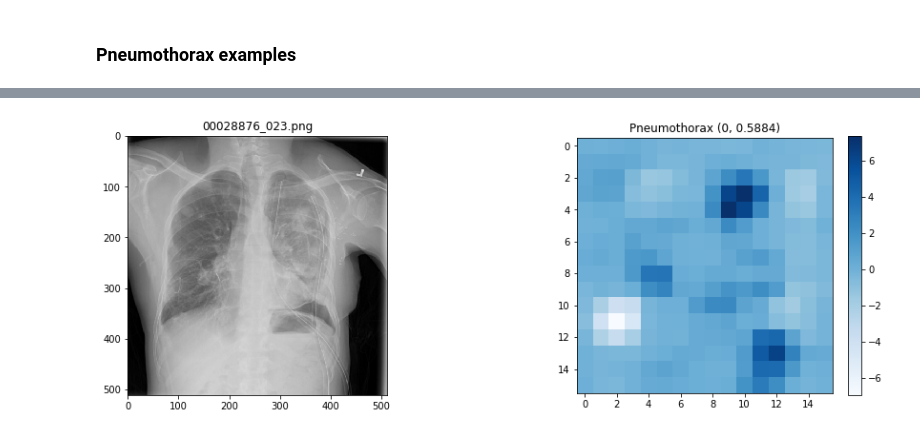
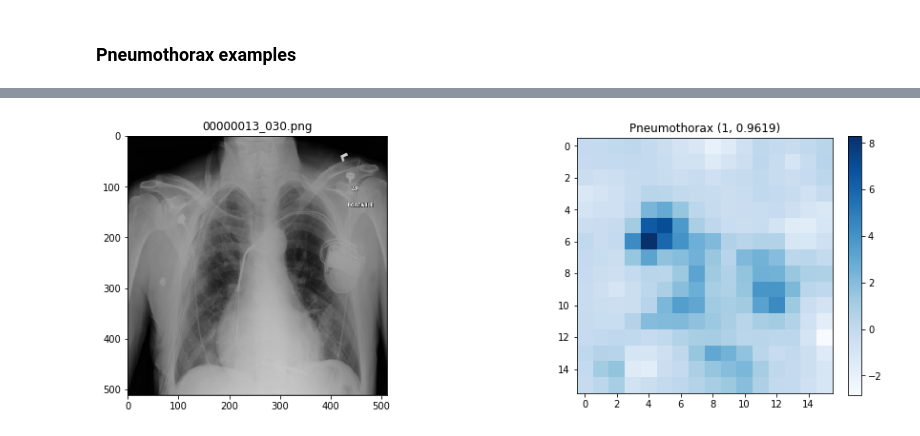
Before and after one commit to pdpino/cxr8, a Jupyter notebook: Testing.ipynb, the cells around one changed output, grey strips where cells are left out. Drawn from its saved outputs; the diff is of its cells as text; code cells hidden in the pictures.

```diff
--- a/Testing.ipynb
+++ b/Testing.ipynb
@@ -20,7 +20,7 @@ device(type='cuda')
 # %%
 run_name = "1121_180210_resnet_v3_wd0.5_Cardiomegaly"
 # %%
-model, model_name, optimizer, opt_name, chosen_diseases = load_model(BASE_DIR, run_name)
+model, model_name, optimizer, opt_name, loss_name, loss_params, chosen_diseases = load_model(BASE_DIR, run_name)
 model = model.to(device)
 # %%
 _ = model.train(False)
@@ -150,7 +156,5 @@ model, model_name, optimizer, opt_name, chosen_diseases = load_model(BASE_DIR, r
 model = model.to(device)
 _ = model.train(False)
 # %%
-TP, FP, TN, FN, cm = get_cms_names(run_name)
-
-TP
+TP, FP, TN, FN, cm = get_cms_names(run_name, "Pneumothorax")
 # %% [output]
@@ -180,4 +163,4 @@ dataset.get_by_name(FP[0])
 # %%
-calculate_plot_activations(TP[0], disease_name="Pneumothorax")
+calculate_plot_activations(TP[5], disease_name="Pneumothorax")
 # %% [output]
-[figure, old version]
+[figure, new version]
```
Also changed, not shown: parts of 21 cells of this notebook, 11 other files.
